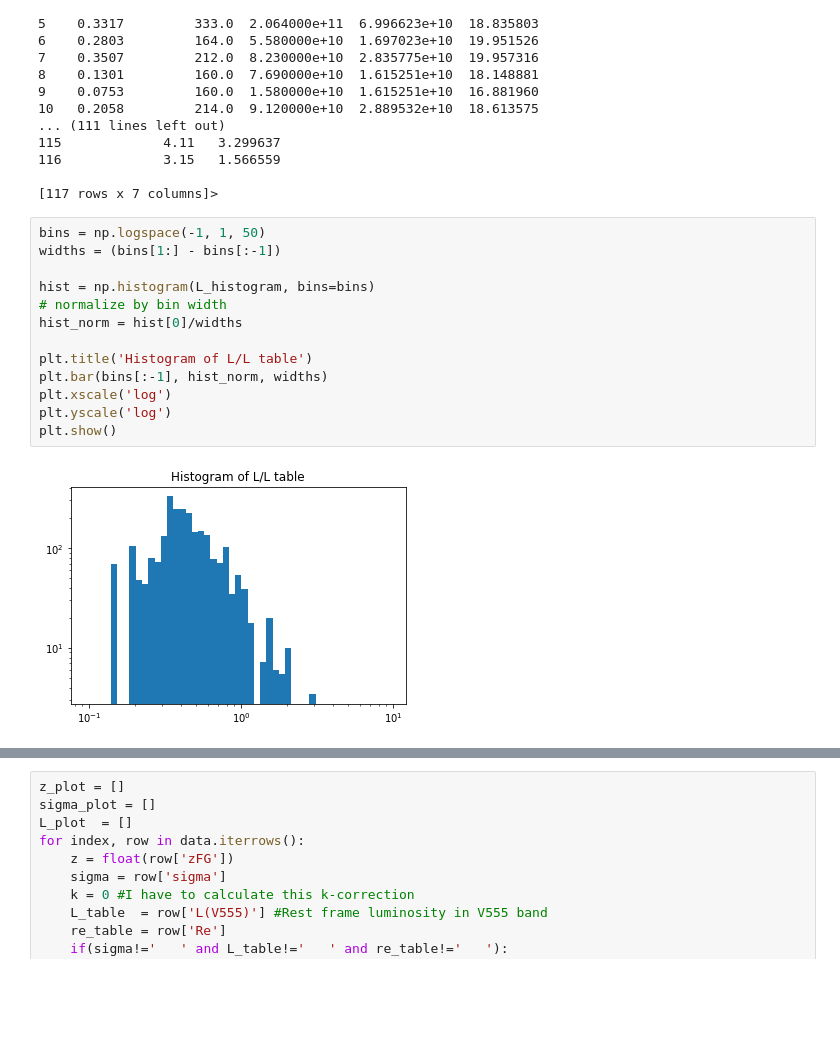
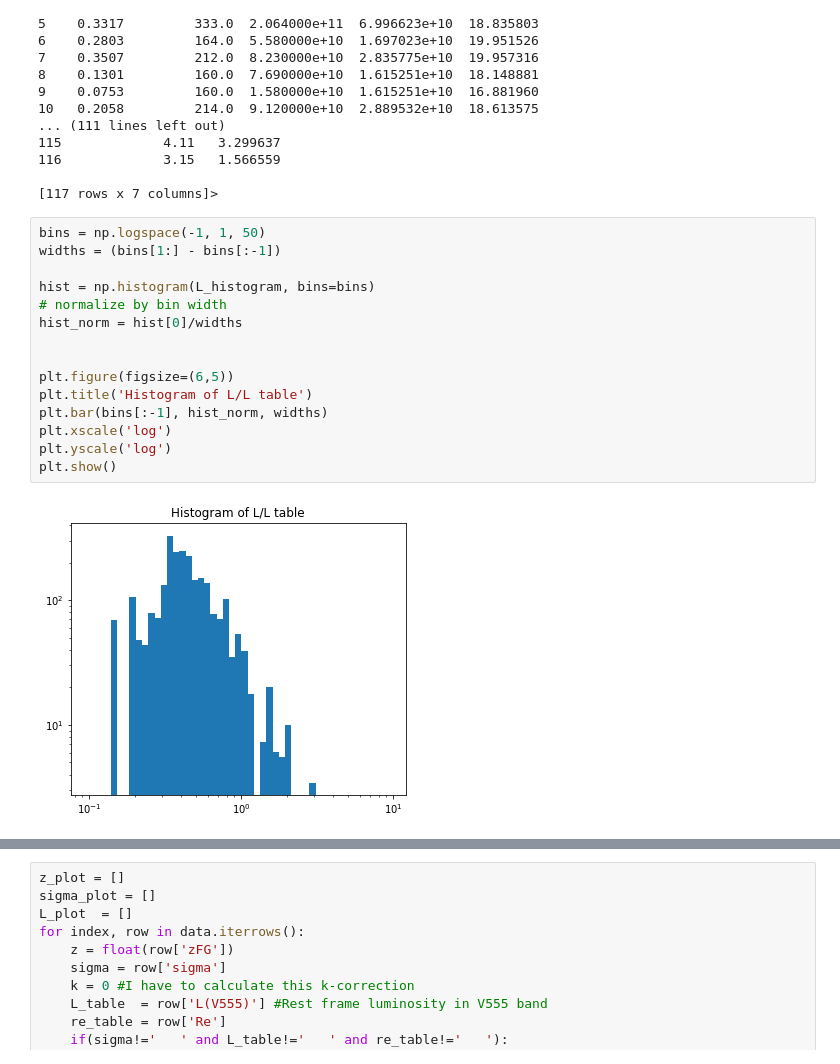
Before and after one commit to JimenaGonzalez/Simulations-Double-Source-Gravitational-Lensing, a Jupyter notebook: Fundamental Plane.ipynb, the cells around one changed output, grey strips where cells are left out. Saved outputs shown, nothing was run; the diff lists cells and outputs as text; blank space fills up the shorter version.

Commit message:
better plots and correct units

```diff
--- a/Fundamental Plane.ipynb
+++ b/Fundamental Plane.ipynb
@@ -141,18 +141,20 @@ new_data.head
 # %%
 bins = np.logspace(-1, 1, 50)
 widths = (bins[1:] - bins[:-1])
 
 hist = np.histogram(L_histogram, bins=bins)
 # normalize by bin width
 hist_norm = hist[0]/widths
 
+
+plt.figure(figsize=(6,5))
 plt.title('Histogram of L/L table')
 plt.bar(bins[:-1], hist_norm, widths)
 plt.xscale('log')
 plt.yscale('log')
 plt.show()
 # %% [output]
-[figure, old version]
+[figure, new version]
 # %%
 bins = np.logspace(-1, 1, 50)
 widths = (bins[1:] - bins[:-1])
```
Also changed, not shown: parts of 4 cells of this notebook.
